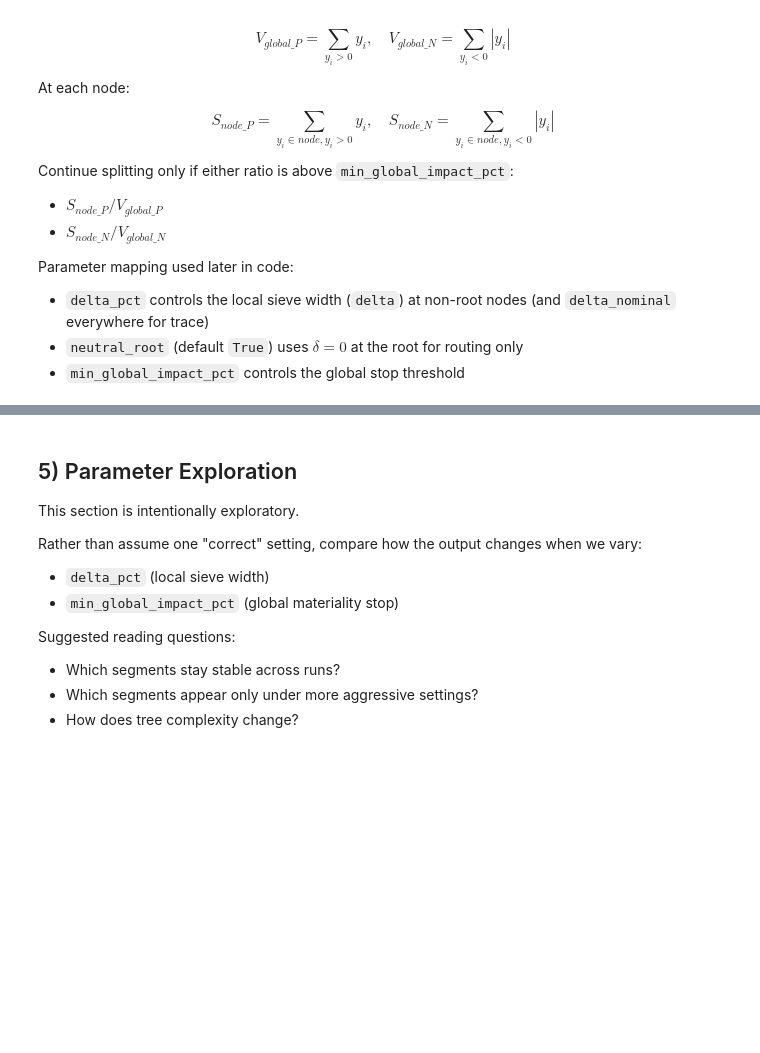
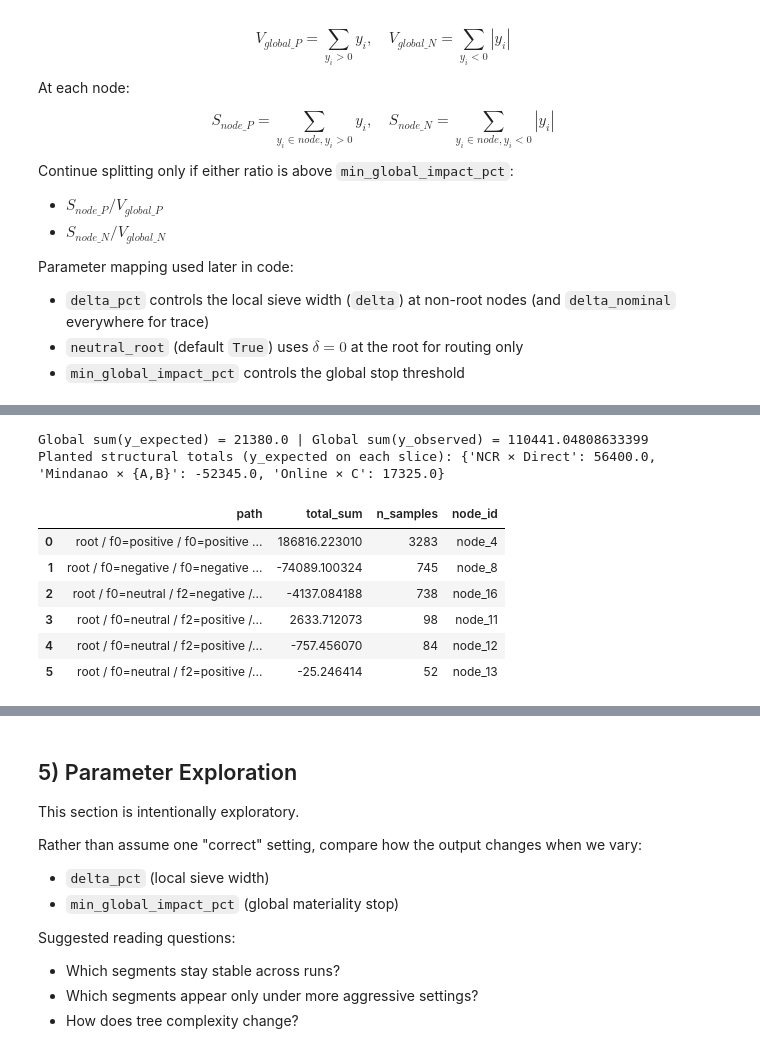
Before and after one commit to euJue07/impact-split, a Jupyter notebook: notebooks/1.0-jde-impact-split-explainer.ipynb, the cells around one changed output, grey strips where cells are left out. Drawn from its saved outputs; the diff is of its cells as text; code cells hidden in the pictures; blank space fills up the shorter version.

```diff
--- a/notebooks/1.0-jde-impact-split-explainer.ipynb
+++ b/notebooks/1.0-jde-impact-split-explainer.ipynb
@@ -129,9 +182,11 @@ X.head(), y.head()
 # %%
-# 4) Fit one baseline configuration for exploration
+# 4) Fit one baseline configuration for exploration (observed outcome only)
+y_fit = y_observed.astype(np.float64, copy=False)
+
 model = ImpactSplitter(
     delta_pct=0.05,
     min_global_impact_pct=0.01,
     max_depth=4,
 )
 
-model.fit(X, y)
+model.fit(X_np, y_fit)
@@ -141,4 +200,24 @@ model.plot_tree(figsize=(16, 10))
 # %%
-# Inspect top segments and compare them with the patterns injected above.
+# Inspect top segments and compare them with the structural rules (y_expected) and the DGP.
 segments = model.get_impact_segments()
+
+print(
+    "Global sum(y_expected) =",
+    float(y_expected.sum()),
+    "| Global sum(y_observed) =",
+    float(y_observed.sum()),
+)
+planted = {label: float(y_expected[mask].sum()) for label, mask in slice_defs}
+print("Planted structural totals (y_expected on each slice):", planted)
+
 segments.head(15)
+# %% [output]
+Global sum(y_expected) = 21380.0 | Global sum(y_observed) = 110441.04808633399
+Planted structural totals (y_expected on each slice): {'NCR × Direct': 56400.0, 'Mindanao × {A,B}': -52345.0, 'Online × C': 17325.0}
+|  | path | total_sum | n_samples | node_id |
+| 0 | root / f0=positive / f0=positive ... | 186816.223010 | 3283 | node_4 |
+| 1 | root / f0=negative / f0=negative ... | -74089.100324 | 745 | node_8 |
+| 2 | root / f0=neutral / f2=negative /... | -4137.084188 | 738 | node_16 |
+| 3 | root / f0=neutral / f2=positive /... | 2633.712073 | 98 | node_11 |
+| 4 | root / f0=neutral / f2=positive /... | -757.456070 | 84 | node_12 |
+| 5 | root / f0=neutral / f2=positive /... | -25.246414 | 52 | node_13 |
```
Also changed, not shown: parts of 8 cells of this notebook, 2 other files.
